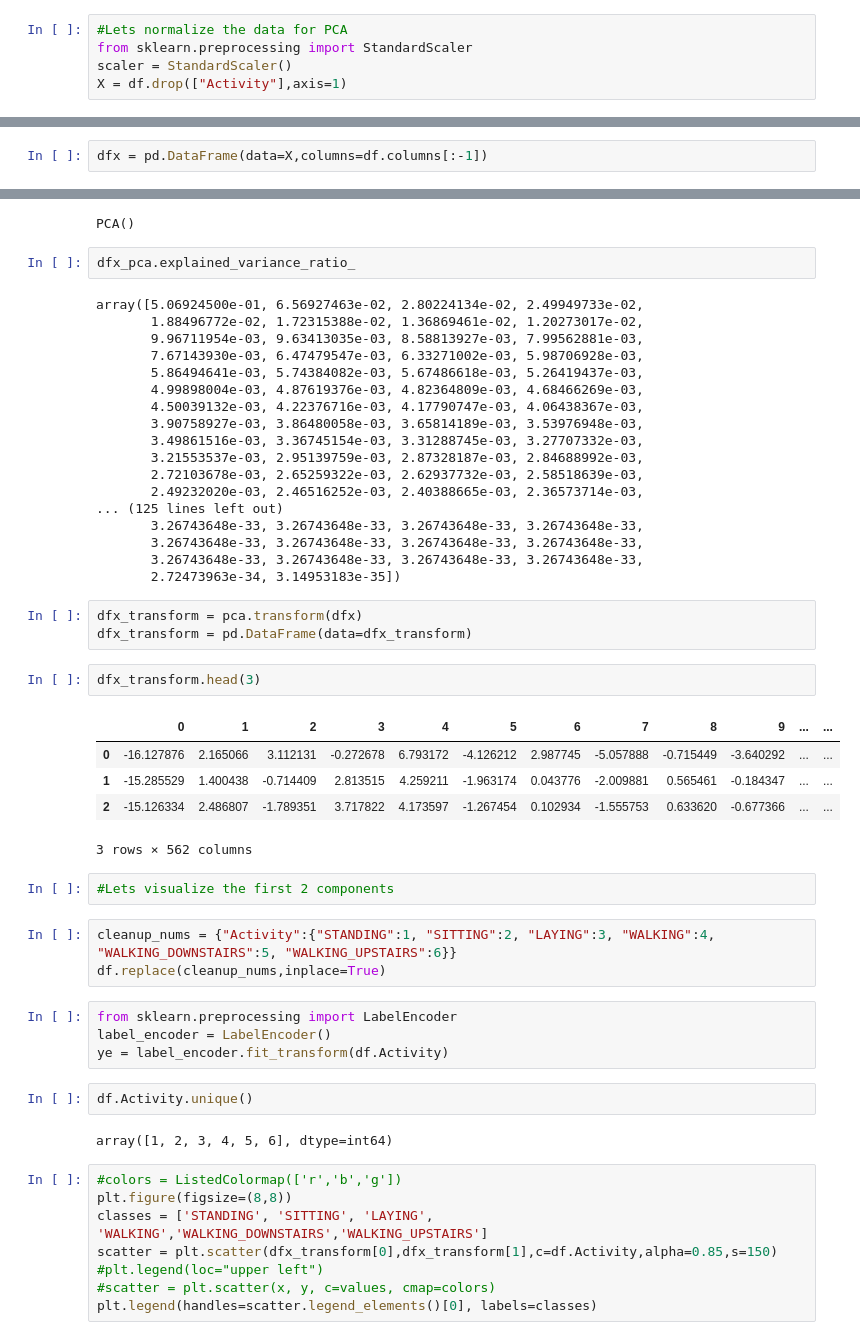
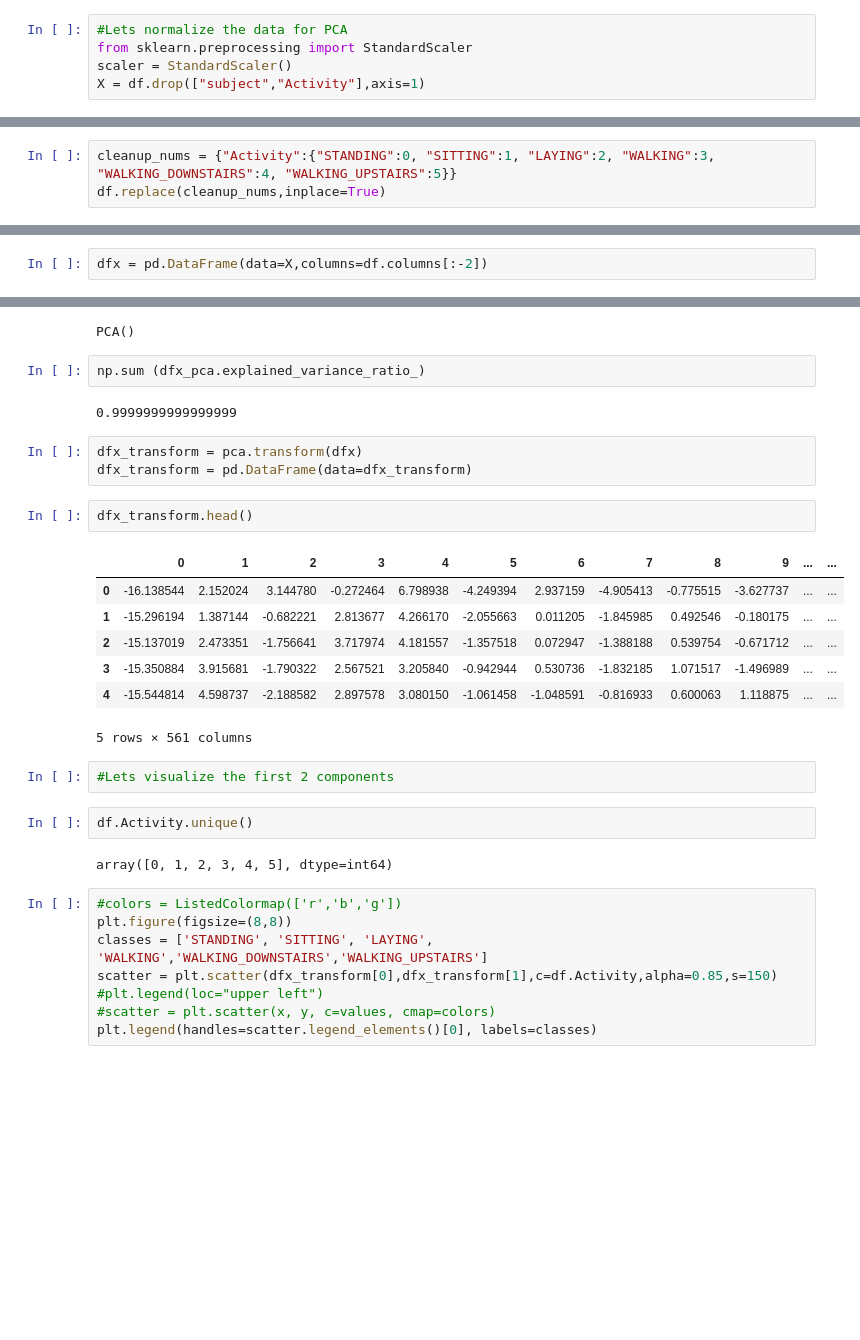
Before and after one commit to mosemb/HumanActivityRecognition, a Jupyter notebook: Har.ipynb, the cells around one changed output, grey strips where cells are left out. Saved outputs shown, nothing was run; the diff lists cells and outputs as text; blank space fills up the shorter version.

```diff
--- a/Har.ipynb
+++ b/Har.ipynb
@@ -159,7 +181,7 @@ plt.show()
 #Lets normalize the data for PCA
 from sklearn.preprocessing import StandardScaler
 scaler = StandardScaler()
-X = df.drop(["Activity"],axis=1)
+X = df.drop(["subject","Activity"],axis=1)
 # %%
 X.head(1)
 # %% [output]
@@ -169,3 +191,6 @@ X.head(1)
+# %%
+cleanup_nums = {"Activity":{"STANDING":0, "SITTING":1, "LAYING":2, "WALKING":3, "WALKING_DOWNSTAIRS":4, "WALKING_UPSTAIRS":5}}
+df.replace(cleanup_nums,inplace=True)
 # %%
 y = df.Activity
 # %%
@@ -212,5 +237,5 @@ array([[ 0.20064157, -0.0636826 , -0.41962845, ...,  0.40794614,
 # %%
-dfx = pd.DataFrame(data=X,columns=df.columns[:-1])
+dfx = pd.DataFrame(data=X,columns=df.columns[:-2])
 # %%
 #df.columns[:-1]
 # %%
@@ -222,49 +247,28 @@ dfx_pca
 # %% [output]
 PCA()
 # %%
-dfx_pca.explained_variance_ratio_
+np.sum (dfx_pca.explained_variance_ratio_)
 # %% [output]
-array([5.06924500e-01, 6.56927463e-02, 2.80224134e-02, 2.49949733e-02,
-       1.88496772e-02, 1.72315388e-02, 1.36869461e-02, 1.20273017e-02,
-       9.96711954e-03, 9.63413035e-03, 8.58813927e-03, 7.99562881e-03,
-       7.67143930e-03, 6.47479547e-03, 6.33271002e-03, 5.98706928e-03,
-       5.86494641e-03, 5.74384082e-03, 5.67486618e-03, 5.26419437e-03,
-       4.99898004e-03, 4.87619376e-03, 4.82364809e-03, 4.68466269e-03,
-       4.50039132e-03, 4.22376716e-03, 4.17790747e-03, 4.06438367e-03,
-       3.90758927e-03, 3.86480058e-03, 3.65814189e-03, 3.53976948e-03,
-       3.49861516e-03, 3.36745154e-03, 3.31288745e-03, 3.27707332e-03,
-       3.21553537e-03, 2.95139759e-03, 2.87328187e-03, 2.84688992e-03,
-       2.72103678e-03, 2.65259322e-03, 2.62937732e-03, 2.58518639e-03,
-       2.49232020e-03, 2.46516252e-03, 2.40388665e-03, 2.36573714e-03,
-... (125 lines left out)
-       3.26743648e-33, 3.26743648e-33, 3.26743648e-33, 3.26743648e-33,
-       3.26743648e-33, 3.26743648e-33, 3.26743648e-33, 3.26743648e-33,
-       3.26743648e-33, 3.26743648e-33, 3.26743648e-33, 3.26743648e-33,
-       2.72473963e-34, 3.14953183e-35])
+0.9999999999999999
 # %%
 dfx_transform = pca.transform(dfx)
 dfx_transform = pd.DataFrame(data=dfx_transform)
 # %%
-dfx_transform.head(3)
+dfx_transform.head()
 # %% [output]
 |  | 0 | 1 | 2 | 3 | 4 | 5 | 6 | 7 | 8 | 9 | ... | ... |
-| 0 | -16.127876 | 2.165066 | 3.112131 | -0.272678 | 6.793172 | -4.126212 | 2.987745 | -5.057888 | -0.715449 | -3.640292 | ... | ... |
-| 1 | -15.285529 | 1.400438 | -0.714409 | 2.813515 | 4.259211 | -1.963174 | 0.043776 | -2.009881 | 0.565461 | -0.184347 | ... | ... |
-| 2 | -15.126334 | 2.486807 | -1.789351 | 3.717822 | 4.173597 | -1.267454 | 0.102934 | -1.555753 | 0.633620 | -0.677366 | ... | ... |
+| 0 | -16.138544 | 2.152024 | 3.144780 | -0.272464 | 6.798938 | -4.249394 | 2.937159 | -4.905413 | -0.775515 | -3.627737 | ... | ... |
+| 1 | -15.296194 | 1.387144 | -0.682221 | 2.813677 | 4.266170 | -2.055663 | 0.011205 | -1.845985 | 0.492546 | -0.180175 | ... | ... |
+| 2 | -15.137019 | 2.473351 | -1.756641 | 3.717974 | 4.181557 | -1.357518 | 0.072947 | -1.388188 | 0.539754 | -0.671712 | ... | ... |
+| 3 | -15.350884 | 3.915681 | -1.790322 | 2.567521 | 3.205840 | -0.942944 | 0.530736 | -1.832185 | 1.071517 | -1.496989 | ... | ... |
+| 4 | -15.544814 | 4.598737 | -2.188582 | 2.897578 | 3.080150 | -1.061458 | -1.048591 | -0.816933 | 0.600063 | 1.118875 | ... | ... |
-3 rows × 562 columns
+5 rows × 561 columns
 # %%
 #Lets visualize the first 2 components
-# %%
-cleanup_nums = {"Activity":{"STANDING":1, "SITTING":2, "LAYING":3, "WALKING":4, "WALKING_DOWNSTAIRS":5, "WALKING_UPSTAIRS":6}}
-df.replace(cleanup_nums,inplace=True)
-# %%
-from sklearn.preprocessing import LabelEncoder
-label_encoder = LabelEncoder()
-ye = label_encoder.fit_transform(df.Activity)
 # %%
 df.Activity.unique()
 # %% [output]
-array([1, 2, 3, 4, 5, 6], dtype=int64)
+array([0, 1, 2, 3, 4, 5], dtype=int64)
 # %%
 #colors = ListedColormap(['r','b','g'])
 plt.figure(figsize=(8,8))
```
Also changed, not shown: parts of 17 cells of this notebook.
